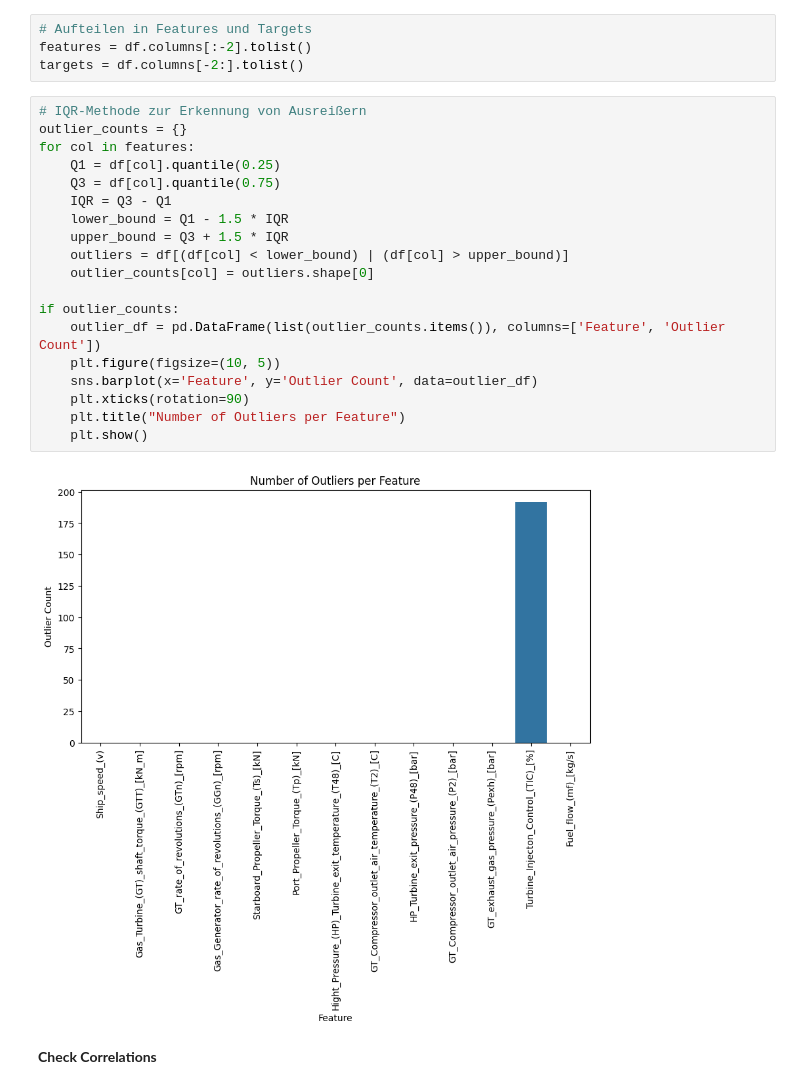
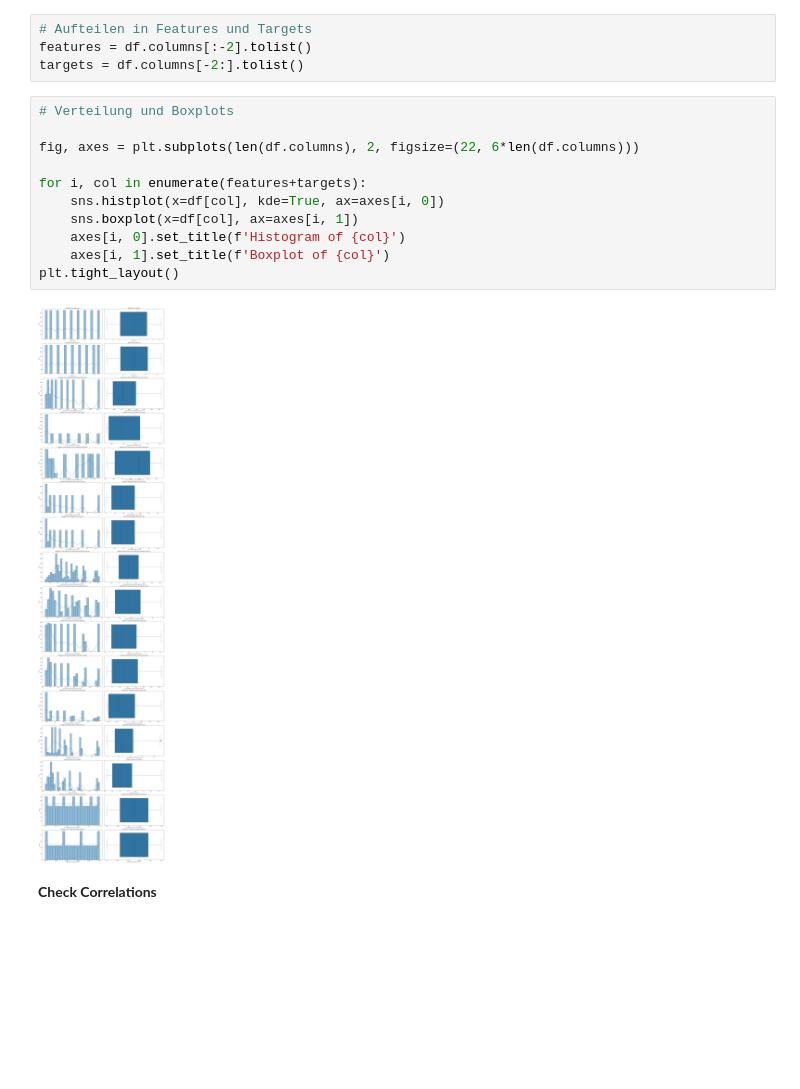
Before and after one commit to IAmBlindNotDeaf/Gas-Turbine-Degradation-Prediction, a Jupyter notebook: notebooks/01_exploration.ipynb, the cells around one changed output. Cells and saved outputs as stored; diff of their text form; blank space fills up the shorter version.

```diff
--- a/notebooks/01_exploration.ipynb
+++ b/notebooks/01_exploration.ipynb
@@ -126,27 +124,19 @@ df = df.drop("Lever_position", axis=1) # redundante Spalte zur Spalte Ship_speed
 # Aufteilen in Features und Targets
 features = df.columns[:-2].tolist()
 targets = df.columns[-2:].tolist()
-# %%
-# IQR-Methode zur Erkennung von Ausreißern
-outlier_counts = {}
-for col in features:
-    Q1 = df[col].quantile(0.25)
-    Q3 = df[col].quantile(0.75)
-    IQR = Q3 - Q1
-    lower_bound = Q1 - 1.5 * IQR
-    upper_bound = Q3 + 1.5 * IQR
-    outliers = df[(df[col] < lower_bound) | (df[col] > upper_bound)]
-    outlier_counts[col] = outliers.shape[0]
-
-if outlier_counts:
-    outlier_df = pd.DataFrame(list(outlier_counts.items()), columns=['Feature', 'Outlier Count'])
-    plt.figure(figsize=(10, 5))
-    sns.barplot(x='Feature', y='Outlier Count', data=outlier_df)
-    plt.xticks(rotation=90)
-    plt.title("Number of Outliers per Feature")
-    plt.show()
-# %% [output]
-[figure, removed]
+# %%
+# Verteilung und Boxplots
+
+fig, axes = plt.subplots(len(df.columns), 2, figsize=(22, 6*len(df.columns)))
+
+for i, col in enumerate(features+targets):
+    sns.histplot(x=df[col], kde=True, ax=axes[i, 0])
+    sns.boxplot(x=df[col], ax=axes[i, 1])
+    axes[i, 0].set_title(f'Histogram of {col}')
+    axes[i, 1].set_title(f'Boxplot of {col}')
+plt.tight_layout()
+# %% [output]
+[figure, added]
 # %% [markdown]
 **Check Correlations**
 # %%
```
Also changed, not shown: parts of 5 cells of this notebook.
